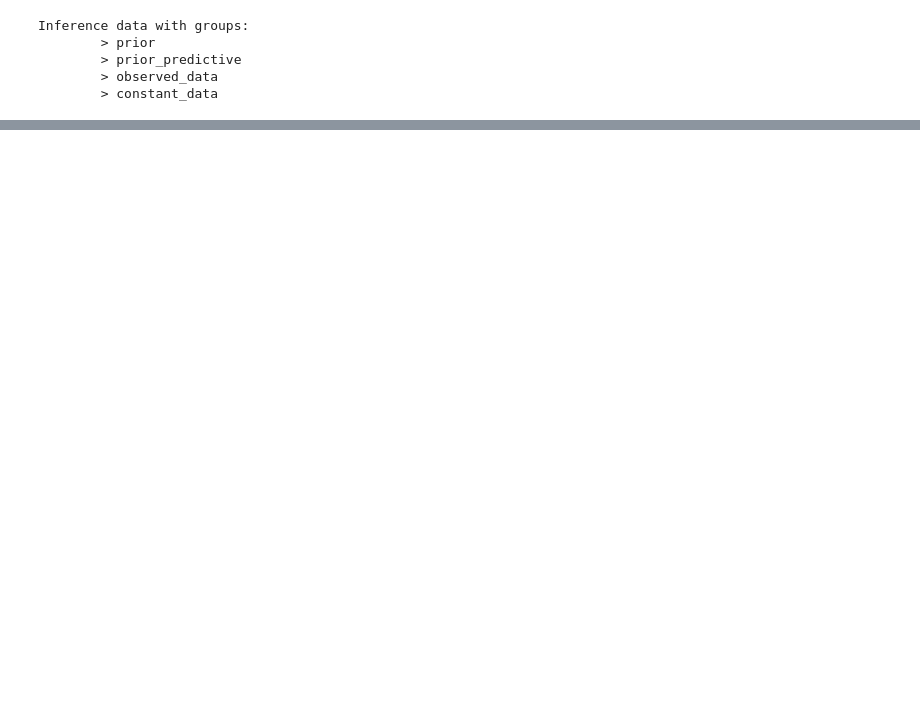
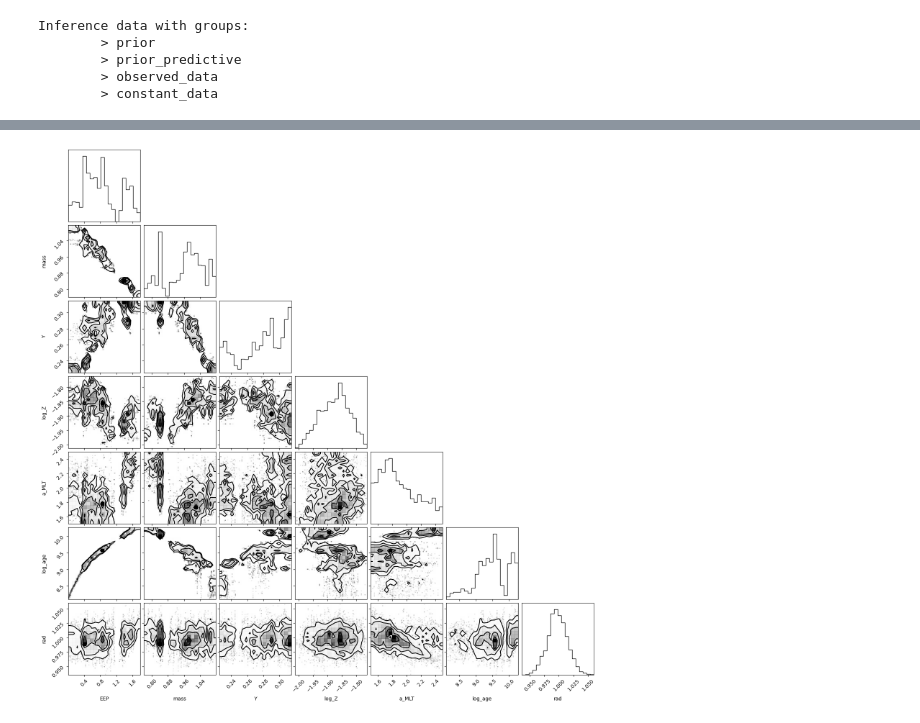
Before and after one commit to alexlyttle/stellar-emulator, a Jupyter notebook: notebook/inference-pymc.ipynb, the cells around one changed output, grey strips where cells are left out. Cells and saved outputs as stored; diff of their text form; code cells hidden in the pictures; blank space fills up the shorter version.

```diff
--- a/notebook/inference-pymc.ipynb
+++ b/notebook/inference-pymc.ipynb
@@ -153 +141,8 @@ fig = corner(data, group="posterior", var_names=var_names, coords={"star": star}
+# %%
+star = 1
+var_names = ["EEP", "mass", "Y", "log_Z", "a_MLT", "log_age", "rad"]
+# true_values = {k: v[star] for k, v in truth.items()}
+fig = corner(data, group="posterior", var_names=var_names, coords={"star": star}, truths=true_values, divergences=True)
+# %% [output]
+[figure, added]
 # %%
```
Also changed, not shown: parts of 11 cells of this notebook, 1 other file.
